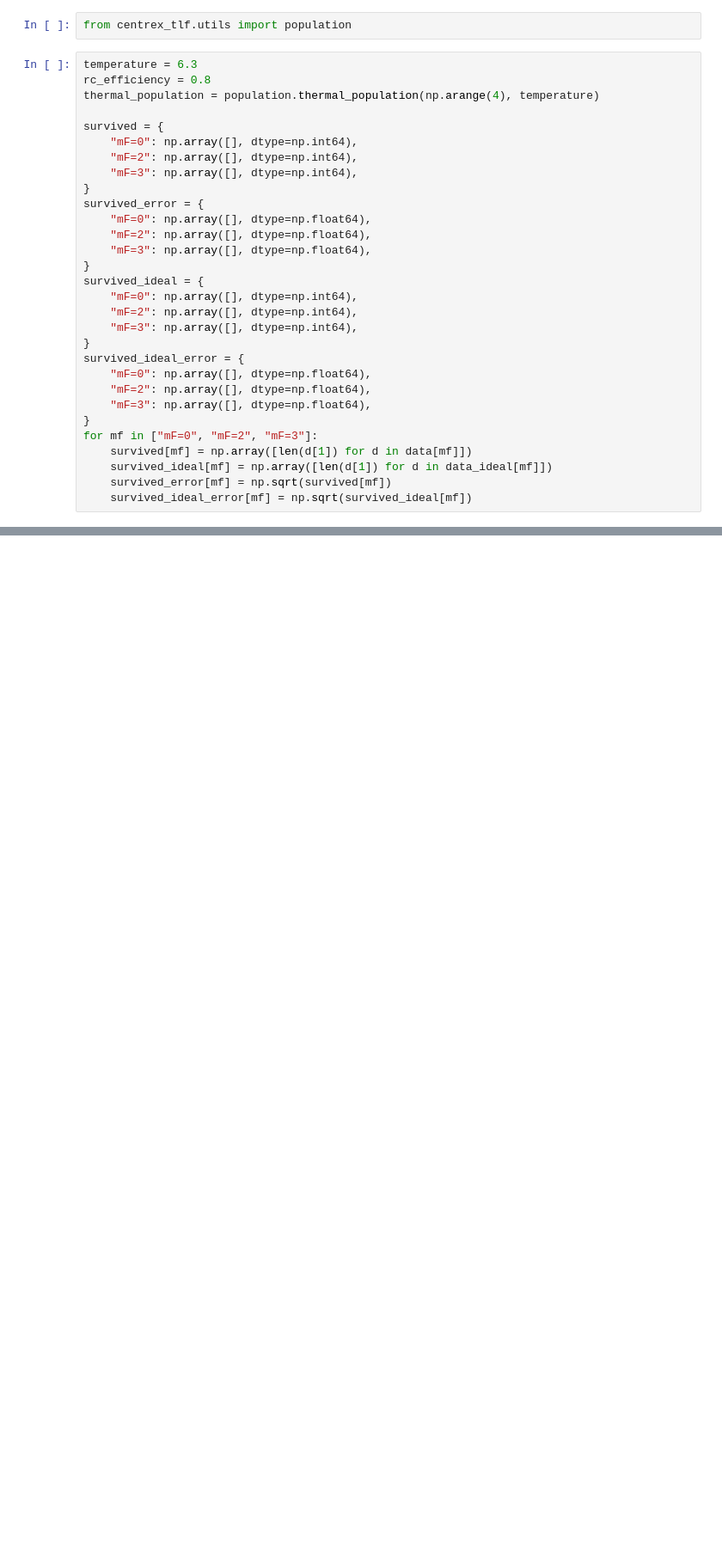
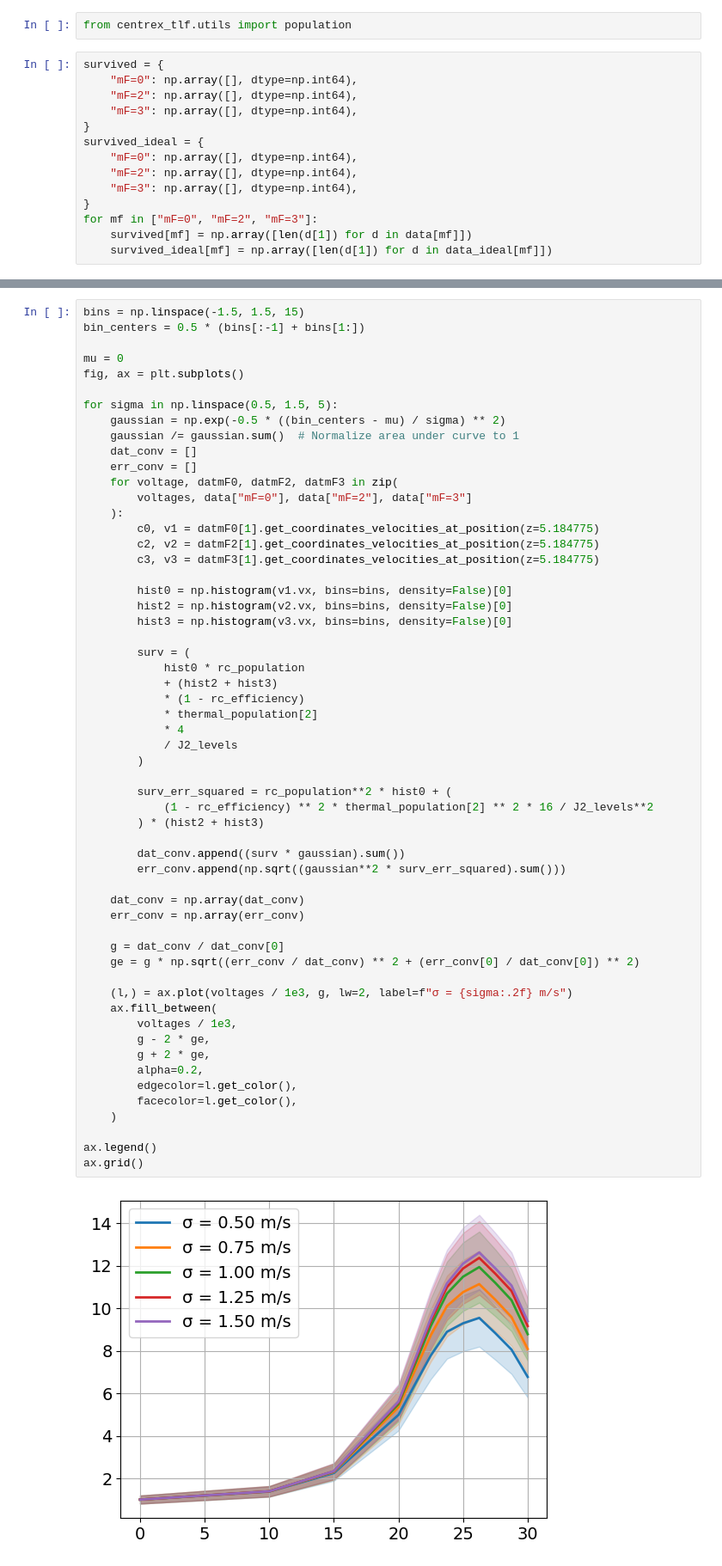
Before and after one commit to zhouperry/CeNTREX-trajectories, a Jupyter notebook: examples/CeNTREX lens test extended beamline comsol field diff states.ipynb, the cells around one changed output, grey strips where cells are left out. Shown at 86% size. Drawn from its saved outputs; the diff is of its cells as text; blank space fills up the shorter version.

```diff
--- a/examples/CeNTREX lens test extended beamline comsol field diff states.ipynb
+++ b/examples/CeNTREX lens test extended beamline comsol field diff states.ipynb
@@ -713,33 +705,17 @@ with progress.Progress(
 # %%
 from centrex_tlf.utils import population
 # %%
-temperature = 6.3
-rc_efficiency = 0.8
-thermal_population = population.thermal_population(np.arange(4), temperature)
-
 survived = {
     "mF=0": np.array([], dtype=np.int64),
     "mF=2": np.array([], dtype=np.int64),
     "mF=3": np.array([], dtype=np.int64),
-}
-survived_error = {
-    "mF=0": np.array([], dtype=np.float64),
-    "mF=2": np.array([], dtype=np.float64),
-    "mF=3": np.array([], dtype=np.float64),
 }
 survived_ideal = {
     "mF=0": np.array([], dtype=np.int64),
     "mF=2": np.array([], dtype=np.int64),
     "mF=3": np.array([], dtype=np.int64),
 }
-survived_ideal_error = {
-    "mF=0": np.array([], dtype=np.float64),
-    "mF=2": np.array([], dtype=np.float64),
-    "mF=3": np.array([], dtype=np.float64),
-}
 for mf in ["mF=0", "mF=2", "mF=3"]:
     survived[mf] = np.array([len(d[1]) for d in data[mf]])
     survived_ideal[mf] = np.array([len(d[1]) for d in data_ideal[mf]])
-    survived_error[mf] = np.sqrt(survived[mf])
-    survived_ideal_error[mf] = np.sqrt(survived_ideal[mf])
 # %%
@@ -826,0 +852,59 @@ ax.grid()
+# %%
+bins = np.linspace(-1.5, 1.5, 15)
+bin_centers = 0.5 * (bins[:-1] + bins[1:])
+
+mu = 0
+fig, ax = plt.subplots()
+
+for sigma in np.linspace(0.5, 1.5, 5):
+    gaussian = np.exp(-0.5 * ((bin_centers - mu) / sigma) ** 2)
+    gaussian /= gaussian.sum()  # Normalize area under curve to 1
+    dat_conv = []
+    err_conv = []
+    for voltage, datmF0, datmF2, datmF3 in zip(
+        voltages, data["mF=0"], data["mF=2"], data["mF=3"]
+    ):
+        c0, v1 = datmF0[1].get_coordinates_velocities_at_position(z=5.184775)
+        c2, v2 = datmF2[1].get_coordinates_velocities_at_position(z=5.184775)
+        c3, v3 = datmF3[1].get_coordinates_velocities_at_position(z=5.184775)
+
+        hist0 = np.histogram(v1.vx, bins=bins, density=False)[0]
+        hist2 = np.histogram(v2.vx, bins=bins, density=False)[0]
+        hist3 = np.histogram(v3.vx, bins=bins, density=False)[0]
+
+        surv = (
+            hist0 * rc_population
+            + (hist2 + hist3)
+            * (1 - rc_efficiency)
+            * thermal_population[2]
+            * 4
+            / J2_levels
+        )
+
+        surv_err_squared = rc_population**2 * hist0 + (
+            (1 - rc_efficiency) ** 2 * thermal_population[2] ** 2 * 16 / J2_levels**2
+        ) * (hist2 + hist3)
+
+        dat_conv.append((surv * gaussian).sum())
+        err_conv.append(np.sqrt((gaussian**2 * surv_err_squared).sum()))
+
+    dat_conv = np.array(dat_conv)
+    err_conv = np.array(err_conv)
+
+    g = dat_conv / dat_conv[0]
+    ge = g * np.sqrt((err_conv / dat_conv) ** 2 + (err_conv[0] / dat_conv[0]) ** 2)
+
+    (l,) = ax.plot(voltages / 1e3, g, lw=2, label=f"σ = {sigma:.2f} m/s")
+    ax.fill_between(
+        voltages / 1e3,
+        g - 2 * ge,
+        g + 2 * ge,
+        alpha=0.2,
+        edgecolor=l.get_color(),
+        facecolor=l.get_color(),
+    )
+
+ax.legend()
+ax.grid()
+# %% [output]
+[figure, added]
```
Also changed, not shown: parts of 29 cells of this notebook, 7 other files.
